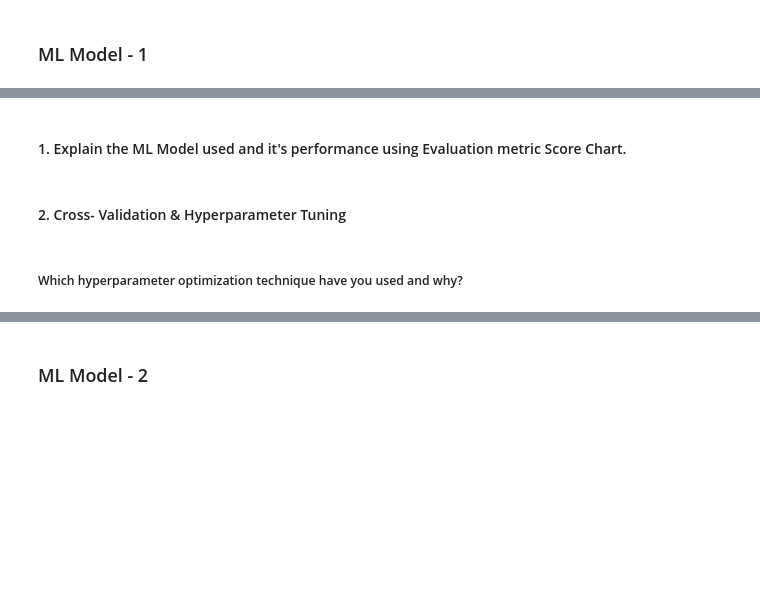
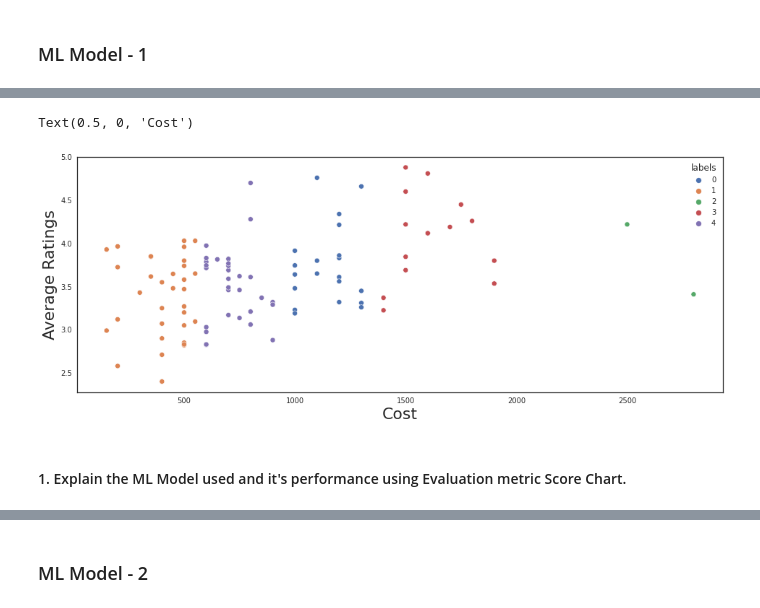
Before and after one commit to CoderPranavRaj/Zomato-Restaurant-Clustering-and-Sentiment-Analysis, a Jupyter notebook: ML_Submission_capstone_4.ipynb, the cells around one changed output, grey strips where cells are left out. Cells and saved outputs as stored; diff of their text form; code cells hidden in the pictures; blank space fills up the shorter version.

```diff
--- a/ML_Submission_capstone_4.ipynb
+++ b/ML_Submission_capstone_4.ipynb
@@ -1206,2 +1435,15 @@ Answer Here.
+# %%
+cluster_lbl = model.predict(Cluster_df.drop(['Name','Restaurant'],axis = 1))
+# %%
+Cluster_df['labels'] = cluster_lbl
+# %%
+plt.figure(figsize = (16,6))
+sns.set_style('white')
+sns.scatterplot(y='Rating',x='Cost',data=Cluster_df,hue='labels', palette = 'deep')
+plt.ylabel('Average Ratings',fontdict={'size':22})
+plt.xlabel('Cost',fontdict={'size':22})
+# %% [output]
+Text(0.5, 0, 'Cost')
+[figure, added]
 # %% [markdown]
 #### 1. Explain the ML Model used and it's performance using Evaluation metric Score Chart.
@@ -1210,2 +1449,0 @@ Answer Here.
-# %% [markdown]
-#### 2. Cross- Validation & Hyperparameter Tuning
@@ -1218,2 +1449,0 @@ Answer Here.
-# %% [markdown]
-##### Which hyperparameter optimization technique have you used and why?
```
Also changed, not shown: parts of 143 cells of this notebook.
